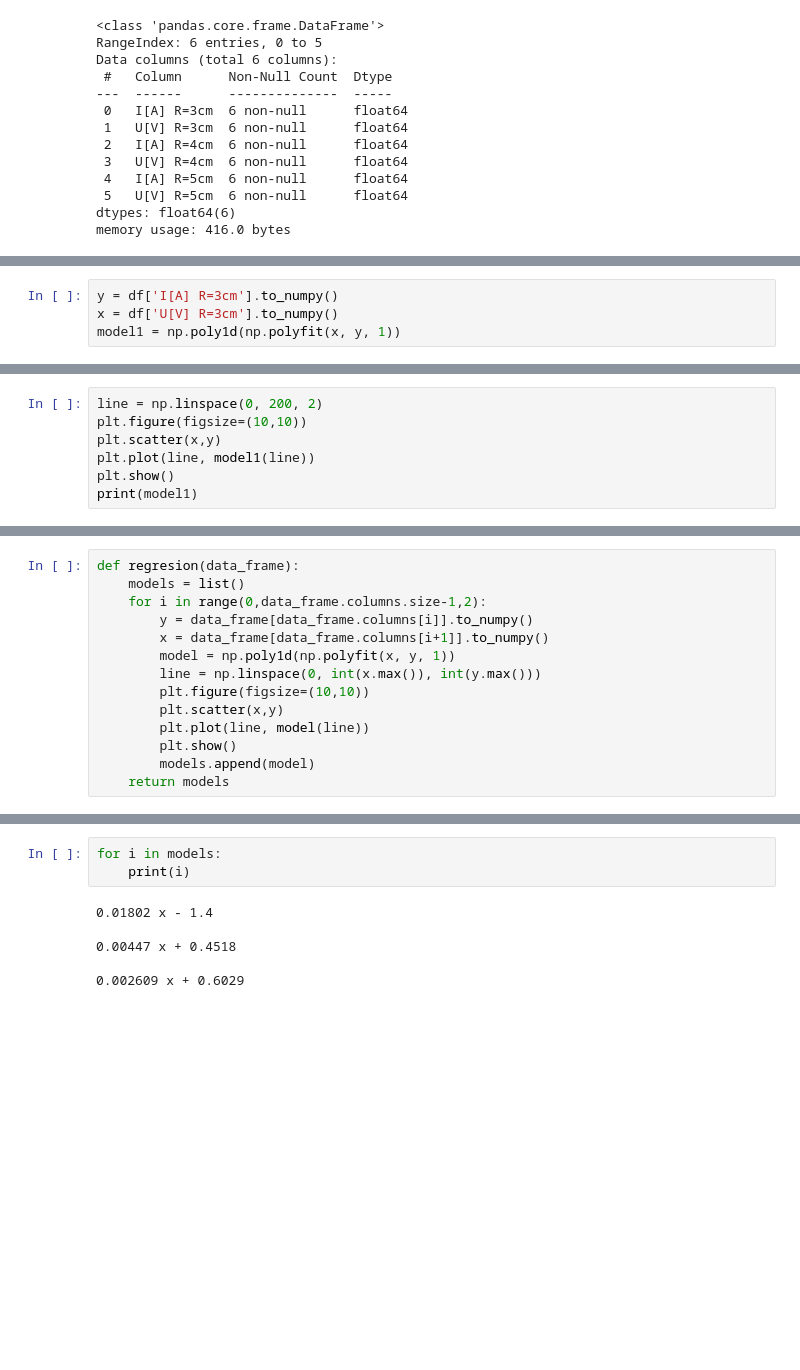
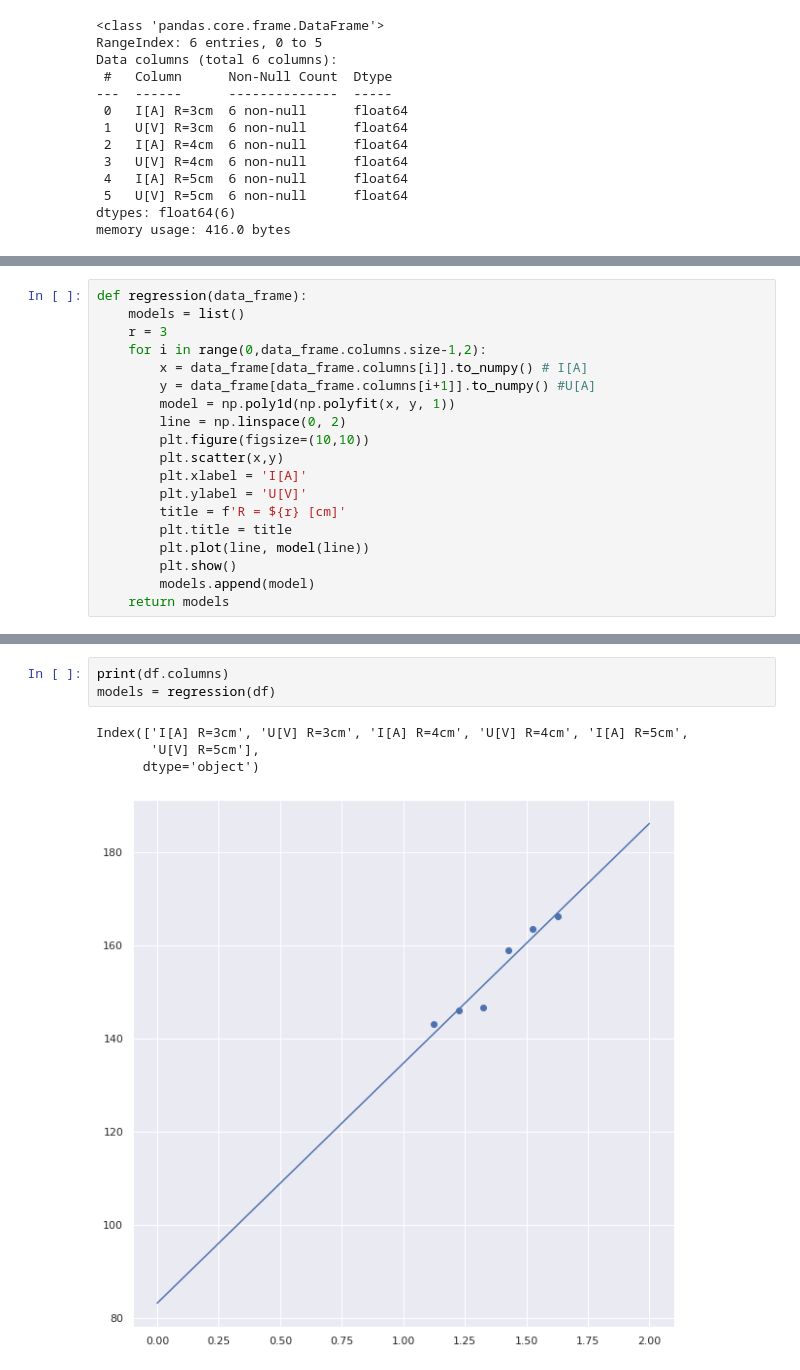
Before and after one commit to Kaliades/Laboratories, a Jupyter notebook: src/cw_33/lab_33.ipynb, the cells around one changed output, grey strips where cells are left out. Cells and saved outputs as stored; diff of their text form; blank space fills up the shorter version.

Commit message:
Lab33: fixed bug with regression

```diff
--- a/src/cw_33/lab_33.ipynb
+++ b/src/cw_33/lab_33.ipynb
@@ -52,4 +51,0 @@ sns.relplot(x="U[V] R=5cm", y="I[A] R=5cm", data=df)
-# %%
-y = df['I[A] R=3cm'].to_numpy()
-x = df['U[V] R=3cm'].to_numpy()
-model1 = np.poly1d(np.polyfit(x, y, 1))
@@ -59,7 +51,0 @@ model1 = np.poly1d(np.polyfit(x, y, 1))
-# %%
-line = np.linspace(0, 200, 2)
-plt.figure(figsize=(10,10))
-plt.scatter(x,y)
-plt.plot(line, model1(line))
-plt.show()
-print(model1)
@@ -69,13 +52,18 @@ print(model1)
 # %%
-def regresion(data_frame):
+def regression(data_frame):
     models = list()
+    r = 3
     for i in range(0,data_frame.columns.size-1,2):
-        y = data_frame[data_frame.columns[i]].to_numpy()
-        x = data_frame[data_frame.columns[i+1]].to_numpy()
+        x = data_frame[data_frame.columns[i]].to_numpy() # I[A]
+        y = data_frame[data_frame.columns[i+1]].to_numpy() #U[A]
         model = np.poly1d(np.polyfit(x, y, 1))
-        line = np.linspace(0, int(x.max()), int(y.max()))
+        line = np.linspace(0, 2)
         plt.figure(figsize=(10,10))
         plt.scatter(x,y)
+        plt.xlabel = 'I[A]'
+        plt.ylabel = 'U[V]'
+        title = f'R = ${r} [cm]'
+        plt.title = title
         plt.plot(line, model(line))
         plt.show()
         models.append(model)
@@ -95,9 +71,8 @@ U[V] R=5cm
-# %%
-for i in models:
-    print(i)
-# %% [output]
-0.01802 x - 1.4
-
-0.00447 x + 0.4518
-
-0.002609 x + 0.6029
+# %%
+print(df.columns)
+models = regression(df)
+# %% [output]
+Index(['I[A] R=3cm', 'U[V] R=3cm', 'I[A] R=4cm', 'U[V] R=4cm', 'I[A] R=5cm',
+       'U[V] R=5cm'],
+      dtype='object')
+[figure, added]
```
Also changed, not shown: parts of 6 cells of this notebook.
